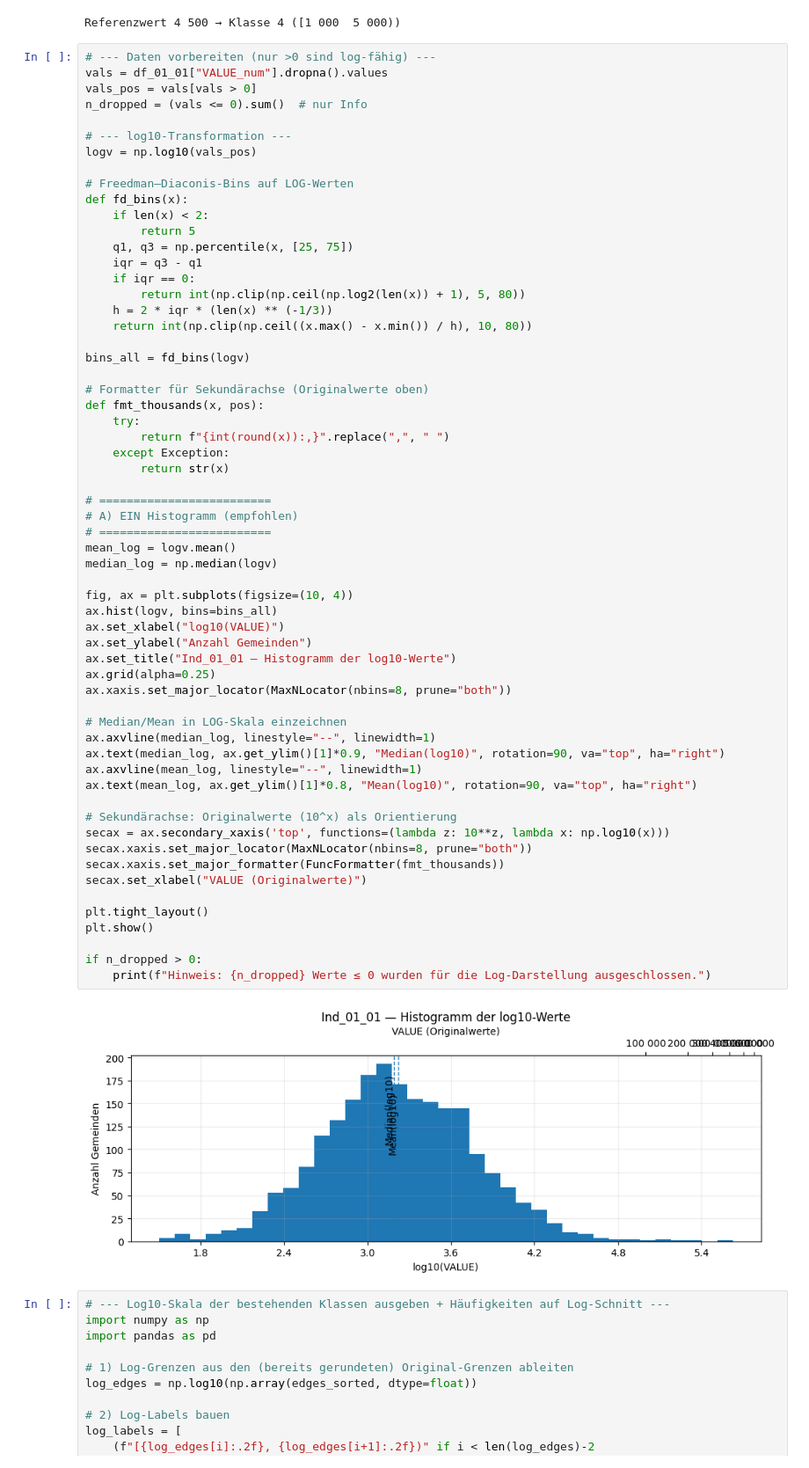
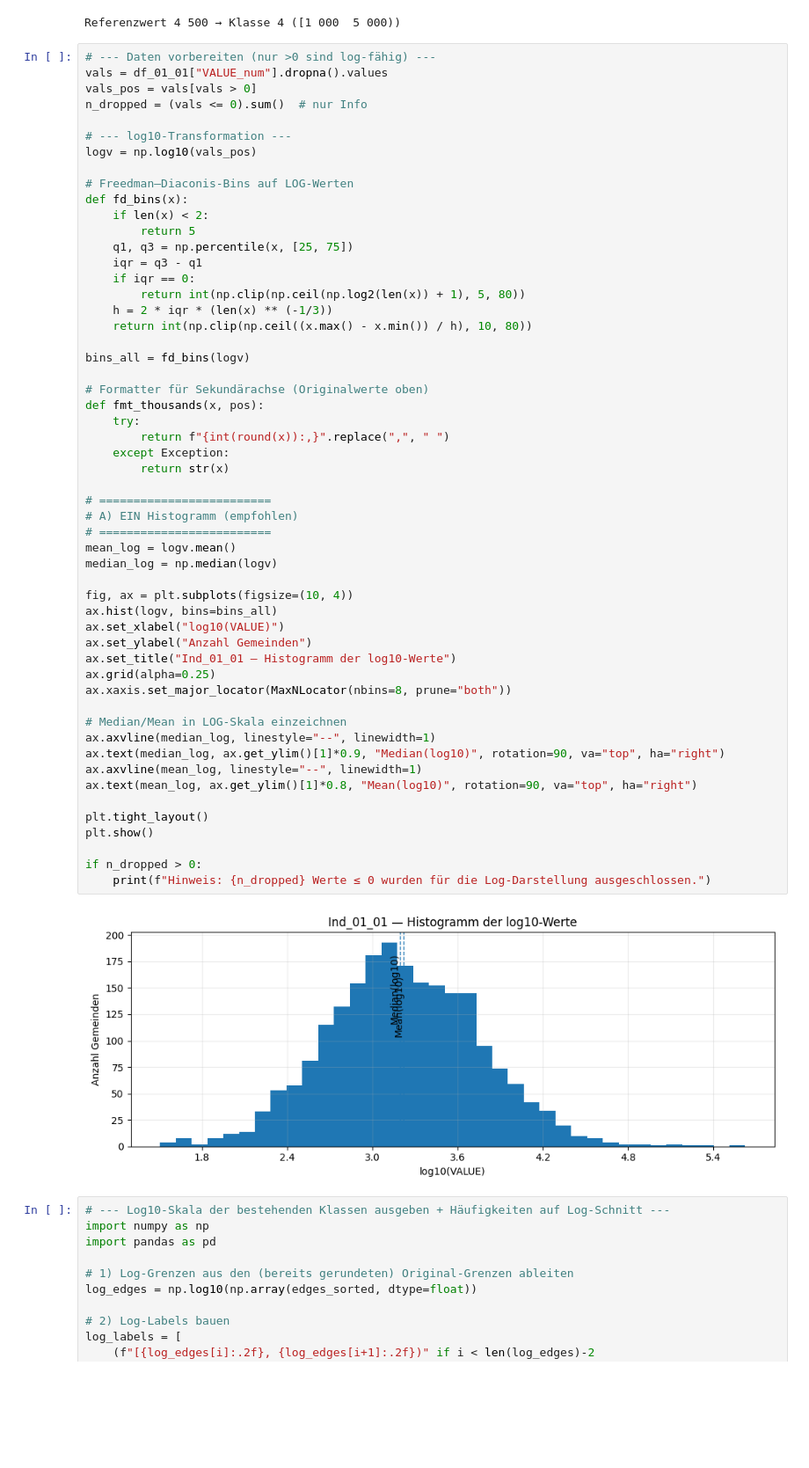
Before and after one commit to Carlomk1/Regionalportr-ts2021, a Jupyter notebook: explorative-analysis.ipynb, the cells around one changed output. Shown: that part at 88% size. Drawn from its saved outputs; the diff is of its cells as text; blank space fills up the shorter version.

```diff
--- a/explorative-analysis.ipynb
+++ b/explorative-analysis.ipynb
@@ -455,40 +455,34 @@ def fmt_thousands(x, pos):
         return f"{int(round(x)):,}".replace(",", " ")
     except Exception:
         return str(x)
 
 # =========================
 # A) EIN Histogramm (empfohlen)
 # =========================
 mean_log = logv.mean()
 median_log = np.median(logv)
 
 fig, ax = plt.subplots(figsize=(10, 4))
 ax.hist(logv, bins=bins_all)
 ax.set_xlabel("log10(VALUE)")
 ax.set_ylabel("Anzahl Gemeinden")
 ax.set_title("Ind_01_01 — Histogramm der log10-Werte")
 ax.grid(alpha=0.25)
 ax.xaxis.set_major_locator(MaxNLocator(nbins=8, prune="both"))
 
 # Median/Mean in LOG-Skala einzeichnen
 ax.axvline(median_log, linestyle="--", linewidth=1)
 ax.text(median_log, ax.get_ylim()[1]*0.9, "Median(log10)", rotation=90, va="top", ha="right")
 ax.axvline(mean_log, linestyle="--", linewidth=1)
 ax.text(mean_log, ax.get_ylim()[1]*0.8, "Mean(log10)", rotation=90, va="top", ha="right")
 
-# Sekundärachse: Originalwerte (10^x) als Orientierung
-secax = ax.secondary_xaxis('top', functions=(lambda z: 10**z, lambda x: np.log10(x)))
-secax.xaxis.set_major_locator(MaxNLocator(nbins=8, prune="both"))
-secax.xaxis.set_major_formatter(FuncFormatter(fmt_thousands))
-secax.set_xlabel("VALUE (Originalwerte)")
-
 plt.tight_layout()
 plt.show()
 
 if n_dropped > 0:
     print(f"Hinweis: {n_dropped} Werte ≤ 0 wurden für die Log-Darstellung ausgeschlossen.")
 # %% [output]
-[figure, old version]
+[figure, new version]
 # %%
 # --- Log10-Skala der bestehenden Klassen ausgeben + Häufigkeiten auf Log-Schnitt ---
 import numpy as np
```
Also changed, not shown: parts of 2 cells of this notebook.
